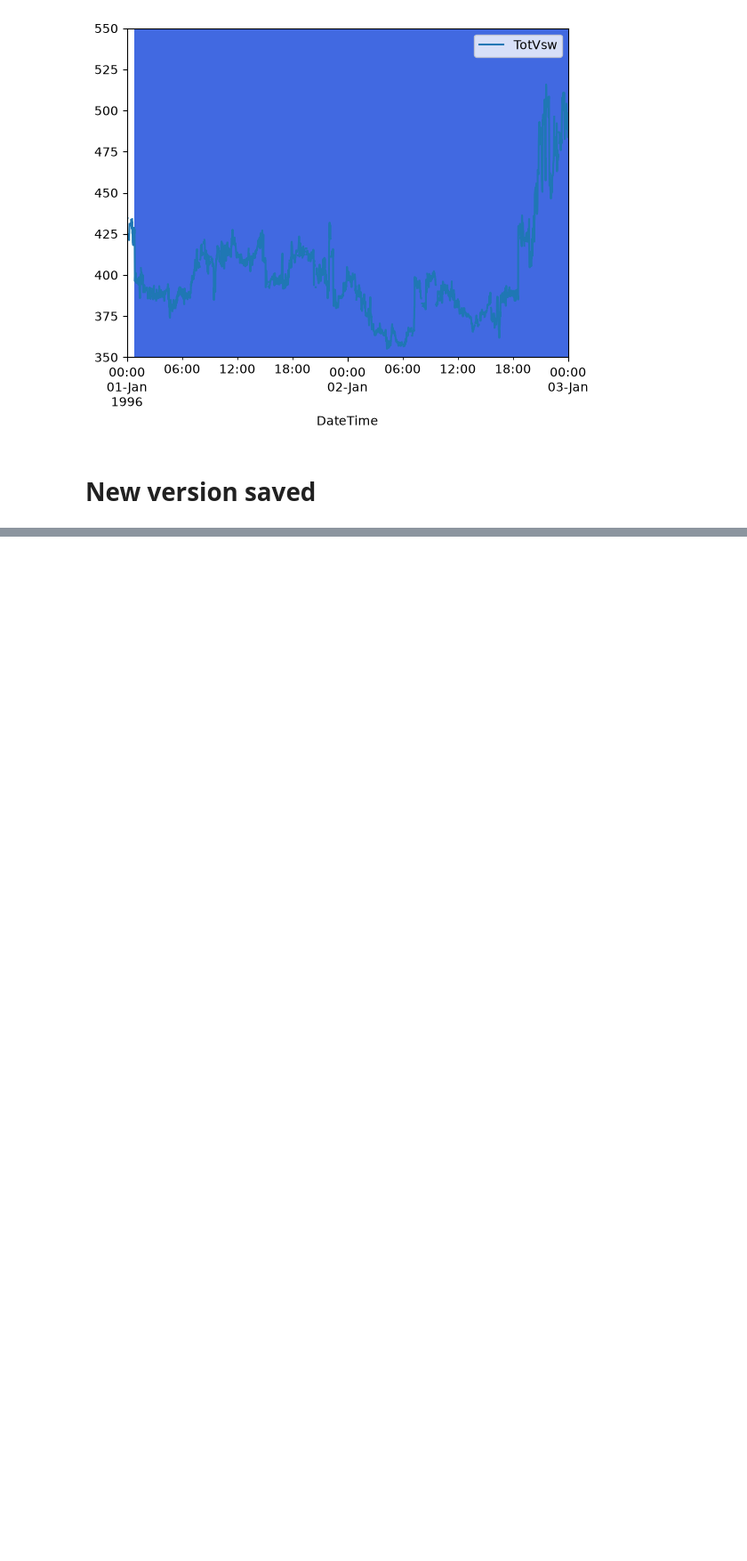
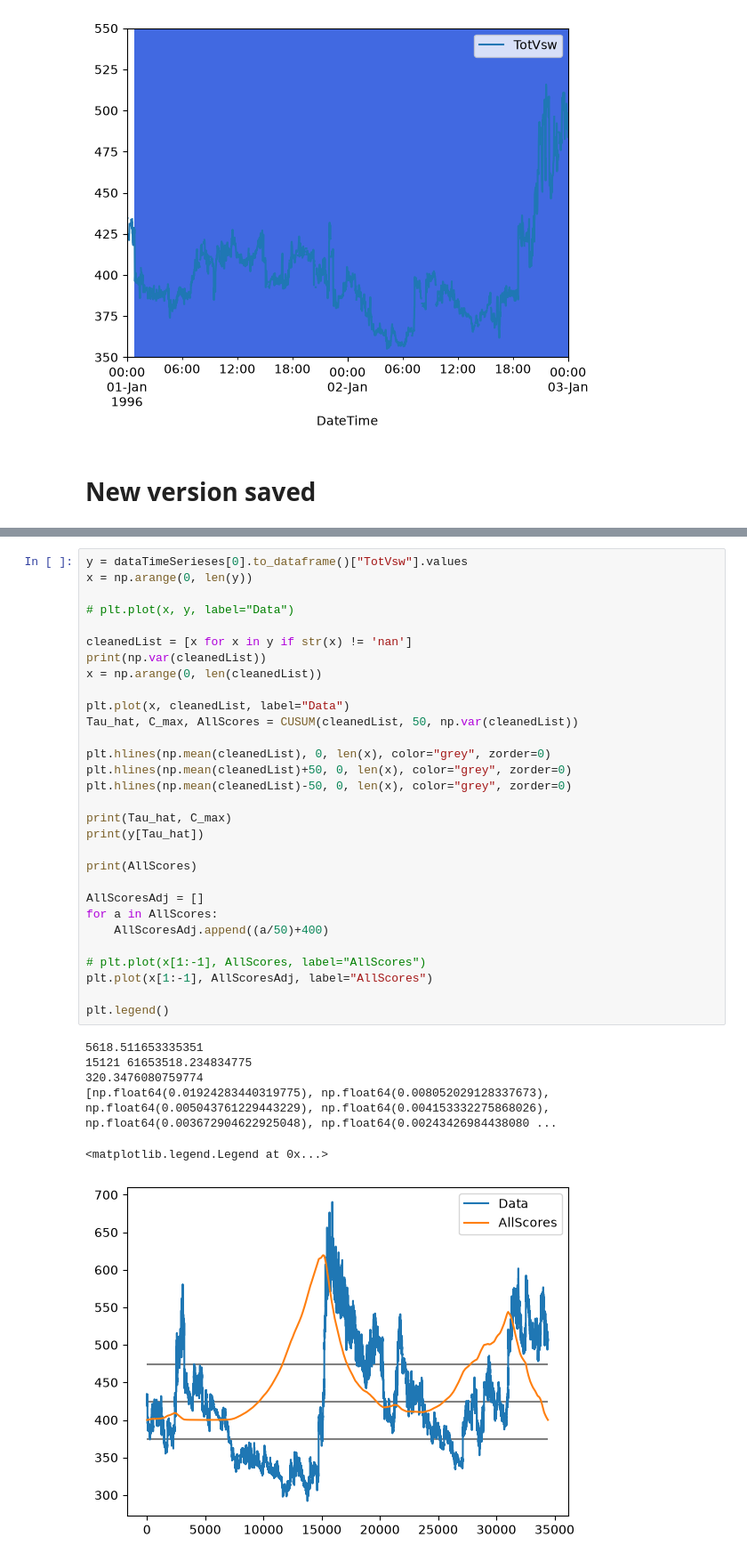
Before and after one commit to rahyndman/SolarWindCode, a Jupyter notebook: SteadinessTesting.ipynb, the cells around one changed output, grey strips where cells are left out. Shown at 89% size. Drawn from its saved outputs; the diff is of its cells as text; blank space fills up the shorter version.

```diff
--- a/SteadinessTesting.ipynb
+++ b/SteadinessTesting.ipynb
@@ -588,0 +644,37 @@ IndexError: list index out of range
+# %%
+y = dataTimeSerieses[0].to_dataframe()["TotVsw"].values
+x = np.arange(0, len(y))
+
+# plt.plot(x, y, label="Data")
+
+cleanedList = [x for x in y if str(x) != 'nan']
+print(np.var(cleanedList))
+x = np.arange(0, len(cleanedList))
+
+plt.plot(x, cleanedList, label="Data")
+Tau_hat, C_max, AllScores = CUSUM(cleanedList, 50, np.var(cleanedList))
+
+plt.hlines(np.mean(cleanedList), 0, len(x), color="grey", zorder=0)
+plt.hlines(np.mean(cleanedList)+50, 0, len(x), color="grey", zorder=0)
+plt.hlines(np.mean(cleanedList)-50, 0, len(x), color="grey", zorder=0)
+
+print(Tau_hat, C_max)
+print(y[Tau_hat])
+
+print(AllScores)
+
+AllScoresAdj = []
+for a in AllScores:
+    AllScoresAdj.append((a/50)+400)
+
+# plt.plot(x[1:-1], AllScores, label="AllScores")
+plt.plot(x[1:-1], AllScoresAdj, label="AllScores")
+
+plt.legend()
+# %% [output]
+5618.511653335351
+15121 61653518.234834775
+320.3476080759774
+[np.float64(0.01924283440319775), np.float64(0.008052029128337673), np.float64(0.005043761229443229), np.float64(0.004153332275868026), np.float64(0.003672904622925048), np.float64(0.00243426984438080 ...
+<matplotlib.legend.Legend at 0x...>
+[figure, added]
```
Also changed, not shown: parts of 5 cells of this notebook.
